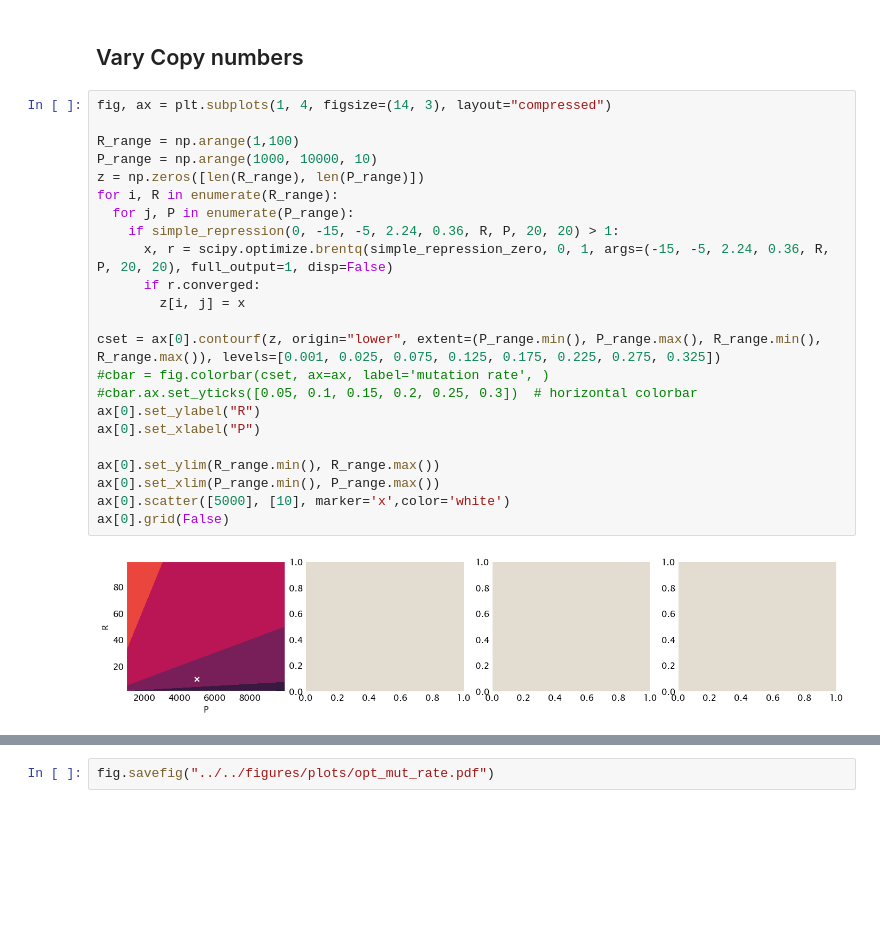
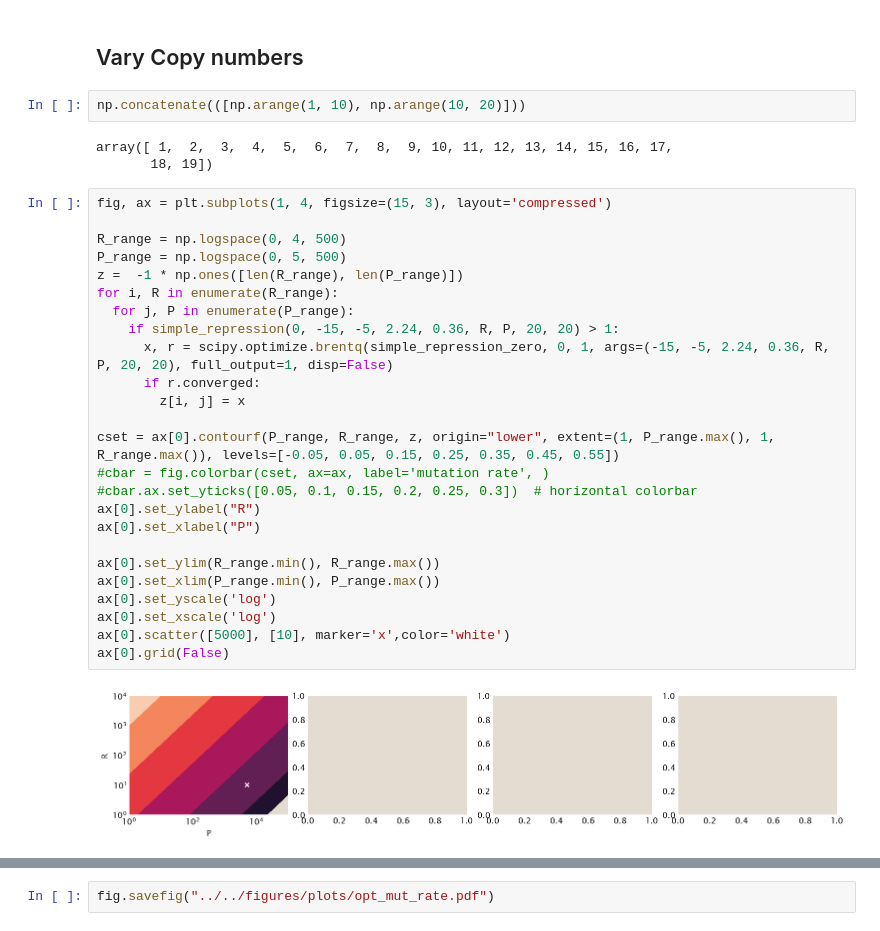
Before and after one commit to RPGroup-PBoC/theoretical_regseq, a Jupyter notebook: notebooks/experimental/boltzmann_weight_analysis.ipynb, the cells around one changed output, grey strips where cells are left out. Saved outputs shown, nothing was run; the diff lists cells and outputs as text; blank space fills up the shorter version.

```diff
--- a/notebooks/experimental/boltzmann_weight_analysis.ipynb
+++ b/notebooks/experimental/boltzmann_weight_analysis.ipynb
@@ -68,30 +68,37 @@ Text(0, 0.5, 'kappa')
 # %% [markdown]
 ## Vary Copy numbers
+# %%
+np.concatenate(([np.arange(1, 10), np.arange(10, 20)]))
+# %% [output]
+array([ 1,  2,  3,  4,  5,  6,  7,  8,  9, 10, 11, 12, 13, 14, 15, 16, 17,
+       18, 19])
 # %%
-fig, ax = plt.subplots(1, 4, figsize=(14, 3), layout="compressed")
+fig, ax = plt.subplots(1, 4, figsize=(15, 3), layout='compressed')
 
-R_range = np.arange(1,100)
-P_range = np.arange(1000, 10000, 10)
-z = np.zeros([len(R_range), len(P_range)])
+R_range = np.logspace(0, 4, 500)
+P_range = np.logspace(0, 5, 500)
+z =  -1 * np.ones([len(R_range), len(P_range)])
 for i, R in enumerate(R_range):
   for j, P in enumerate(P_range):
     if simple_repression(0, -15, -5, 2.24, 0.36, R, P, 20, 20) > 1:
       x, r = scipy.optimize.brentq(simple_repression_zero, 0, 1, args=(-15, -5, 2.24, 0.36, R, P, 20, 20), full_output=1, disp=False)
       if r.converged:
         z[i, j] = x
 
-cset = ax[0].contourf(z, origin="lower", extent=(P_range.min(), P_range.max(), R_range.min(), R_range.max()), levels=[0.001, 0.025, 0.075, 0.125, 0.175, 0.225, 0.275, 0.325])
+cset = ax[0].contourf(P_range, R_range, z, origin="lower", extent=(1, P_range.max(), 1, R_range.max()), levels=[-0.05, 0.05, 0.15, 0.25, 0.35, 0.45, 0.55])
 #cbar = fig.colorbar(cset, ax=ax, label='mutation rate', )
 #cbar.ax.set_yticks([0.05, 0.1, 0.15, 0.2, 0.25, 0.3])  # horizontal colorbar
 ax[0].set_ylabel("R")
 ax[0].set_xlabel("P")
 
 ax[0].set_ylim(R_range.min(), R_range.max())
 ax[0].set_xlim(P_range.min(), P_range.max())
+ax[0].set_yscale('log')
+ax[0].set_xscale('log')
 ax[0].scatter([5000], [10], marker='x',color='white')
 ax[0].grid(False)
 # %% [output]
-[figure, old version]
+[figure, new version]
 # %%
 epsilon_R_range = np.linspace(-20, -12, 100)
 epsilon_P_range = np.linspace(-10, -3, 100)
```
Also changed, not shown: parts of 6 cells of this notebook, 4 other files.
